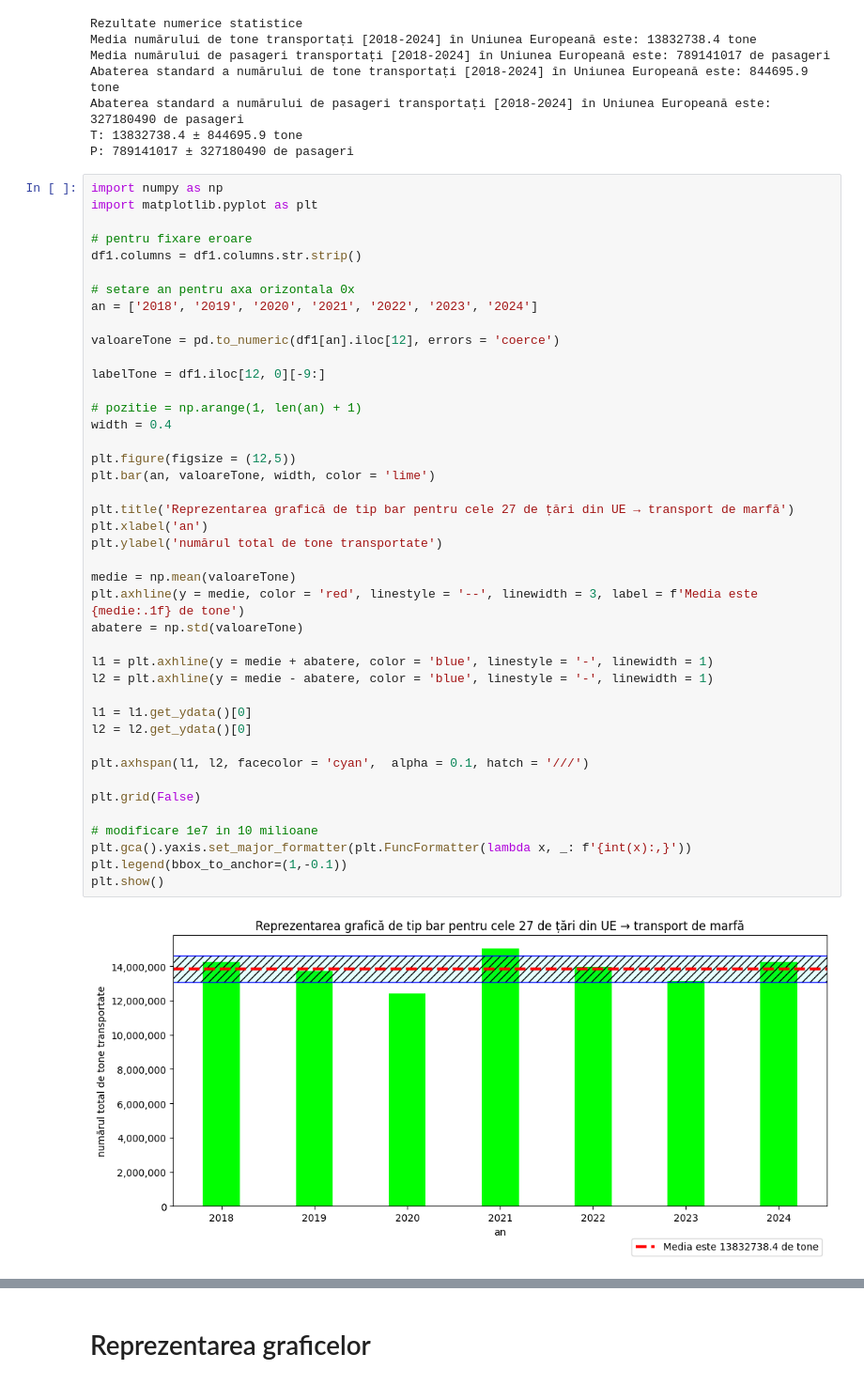
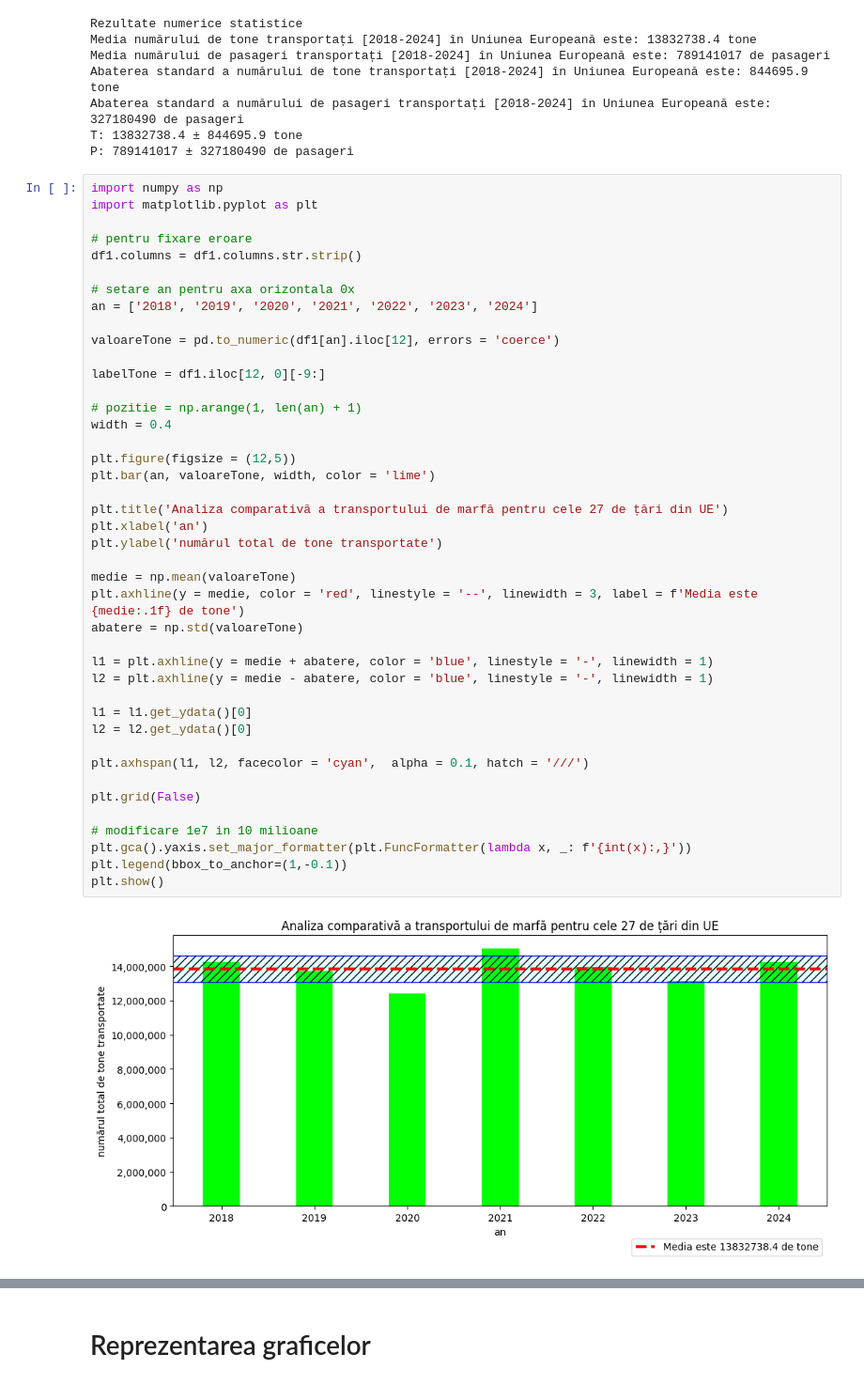
Before and after one commit to v1ctoras/PVDP_Aprilie, a Jupyter notebook: proiectAPRILIE.ipynb, the cells around one changed output, grey strips where cells are left out. Shown at 94% size. Cells and saved outputs as stored; diff of their text form.

```diff
--- a/proiectAPRILIE.ipynb
+++ b/proiectAPRILIE.ipynb
@@ -222,35 +222,35 @@ valoareTone = pd.to_numeric(df1[an].iloc[12], errors = 'coerce')
 labelTone = df1.iloc[12, 0][-9:]
 
 # pozitie = np.arange(1, len(an) + 1)
 width = 0.4
 
 plt.figure(figsize = (12,5))
 plt.bar(an, valoareTone, width, color = 'lime')
 
-plt.title('Reprezentarea grafică de tip bar pentru cele 27 de țări din UE → transport de marfă')
+plt.title('Analiza comparativă a transportului de marfă pentru cele 27 de țări din UE')
 plt.xlabel('an')
 plt.ylabel('numărul total de tone transportate')
 
 medie = np.mean(valoareTone)
 plt.axhline(y = medie, color = 'red', linestyle = '--', linewidth = 3, label = f'Media este {medie:.1f} de tone')
 abatere = np.std(valoareTone)
 
 l1 = plt.axhline(y = medie + abatere, color = 'blue', linestyle = '-', linewidth = 1)
 l2 = plt.axhline(y = medie - abatere, color = 'blue', linestyle = '-', linewidth = 1)
 
 l1 = l1.get_ydata()[0]
 l2 = l2.get_ydata()[0]
 
 plt.axhspan(l1, l2, facecolor = 'cyan',  alpha = 0.1, hatch = '///')
 
 plt.grid(False)
 
 # modificare 1e7 in 10 milioane
 plt.gca().yaxis.set_major_formatter(plt.FuncFormatter(lambda x, _: f'{int(x):,}'))
 plt.legend(bbox_to_anchor=(1,-0.1))
 plt.show()
 # %% [output]
-[figure, old version]
+[figure, new version]
 # %%
 import numpy as np
 import matplotlib.pyplot as plt
```
Also changed, not shown: parts of 6 cells of this notebook.
